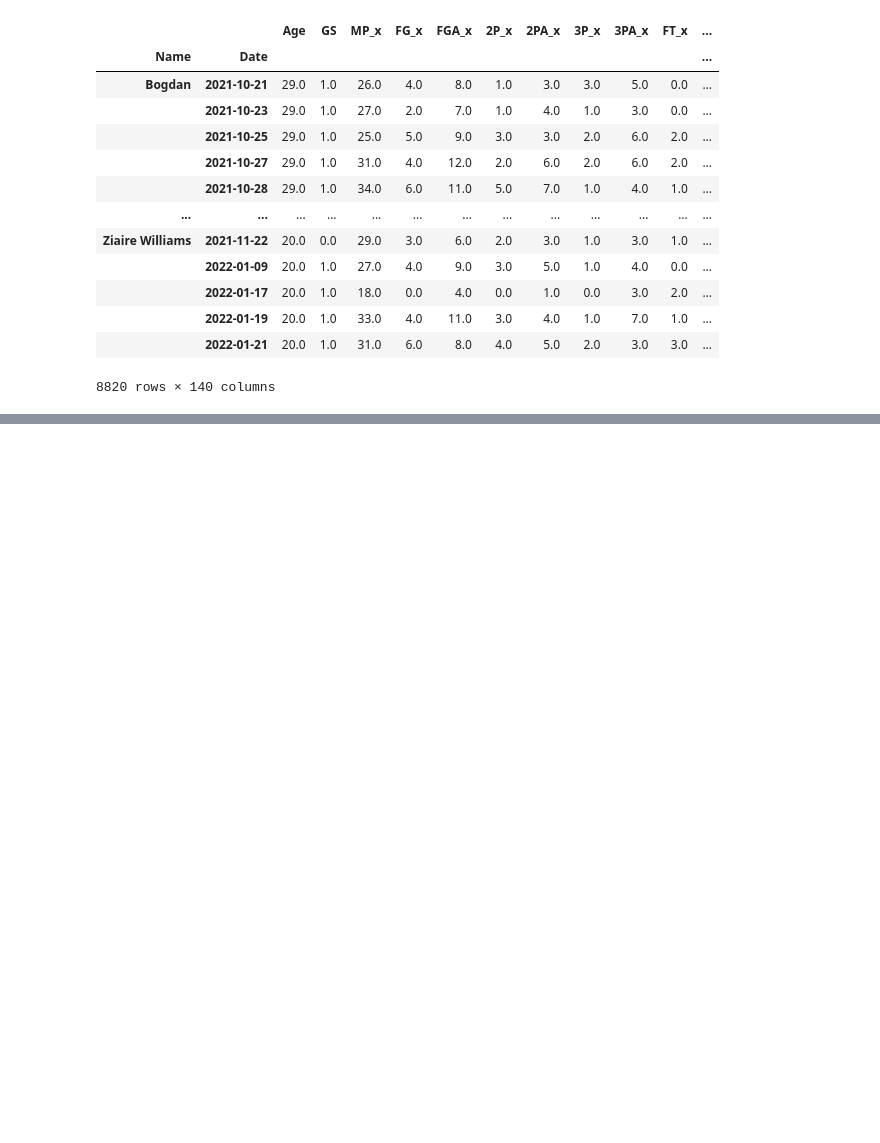
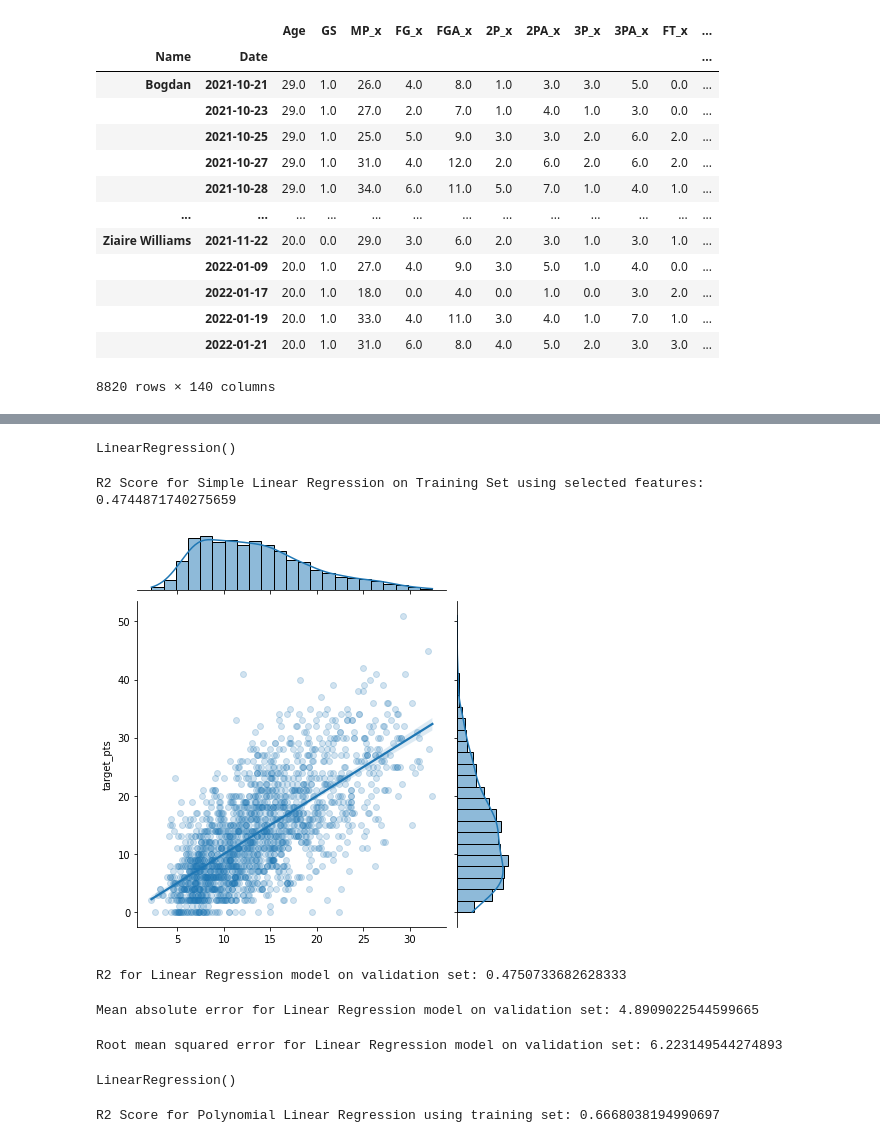
Before and after one commit to VinceDiR/Prop_Betting_Regression_Project, a Jupyter notebook: Modeling + Scoring (Step 4).ipynb, the cells around one changed output, grey strips where cells are left out. Saved outputs shown, nothing was run; the diff lists cells and outputs as text; code cells hidden in the pictures; blank space fills up the shorter version.

```diff
--- a/Modeling + Scoring (Step 4).ipynb
+++ b/Modeling + Scoring (Step 4).ipynb
@@ -57,0 +199,32 @@ Name: target_pts, Length: 8820, dtype: float64
+# %%
+X_train_val, X_test, y_train_val, y_test = train_test_split(X, y, test_size = .2, random_state=3)
+# %%
+X_train, X_val, y_train, y_val = train_test_split(X_train_val, y_train_val, test_size=.25, random_state=4)
+# %%
+linear_reg.fit(X_train, y_train)
+# %% [output]
+LinearRegression()
+# %%
+print('R2 Score for Simple Linear Regression on Training Set using selected features: ' + str(linear_reg.score(X_train, y_train)))
+# %% [output]
+R2 Score for Simple Linear Regression on Training Set using selected features: 0.4744871740275659
+# %%
+val_set_preds = linear_reg.predict(X_val)
+# %%
+sns.jointplot(x=val_set_preds,y=y_val, kind='reg', joint_kws = {'scatter_kws':dict(alpha=0.2)});
+# %% [output]
+[figure, added]
+# %%
+print('R2 for Linear Regression model on validation set: ' + str(linear_reg.score(X_val, y_val)))
+# %% [output]
+R2 for Linear Regression model on validation set: 0.4750733682628333
+# %%
+mae = mean_absolute_error(y_val, val_set_preds)
+print('Mean absolute error for Linear Regression model on validation set: ' + str(mae))
+# %% [output]
+Mean absolute error for Linear Regression model on validation set: 4.8909022544599665
+# %%
+rmse = mean_squared_error(y_val, val_set_preds, squared=False)
+print('Root mean squared error for Linear Regression model on validation set: ' + str(rmse))
+# %% [output]
+Root mean squared error for Linear Regression model on validation set: 6.223149544274893
@@ -57,0 +241,9 @@ Name: target_pts, Length: 8820, dtype: float64
+# %%
+lr_poly = LinearRegression()
+lr_poly.fit(X_train_poly,y_train)
+# %% [output]
+LinearRegression()
+# %%
+print('R2 Score for Polynomial Linear Regression using training set: ' + str(lr_poly.score(X_train_poly, y_train)))
+# %% [output]
+R2 Score for Polynomial Linear Regression using training set: 0.6668038194990697
```
Also changed, not shown: parts of 32 cells of this notebook, 1 other file.
